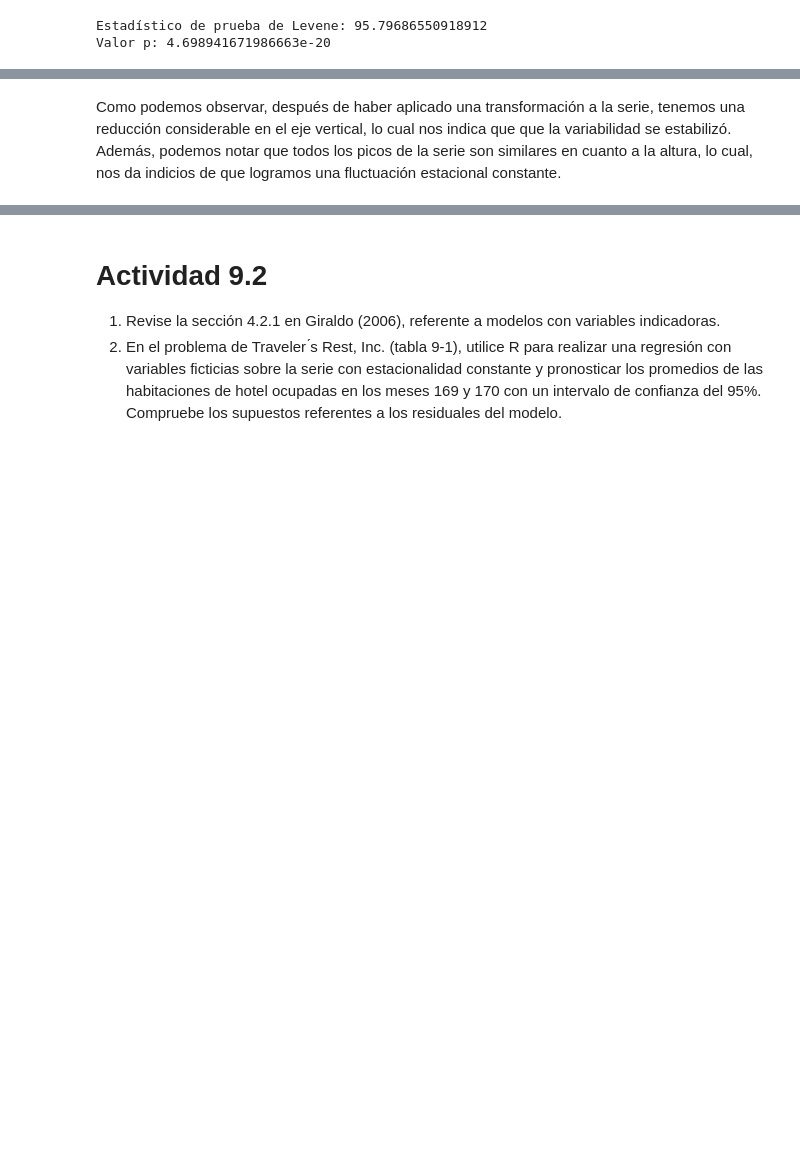
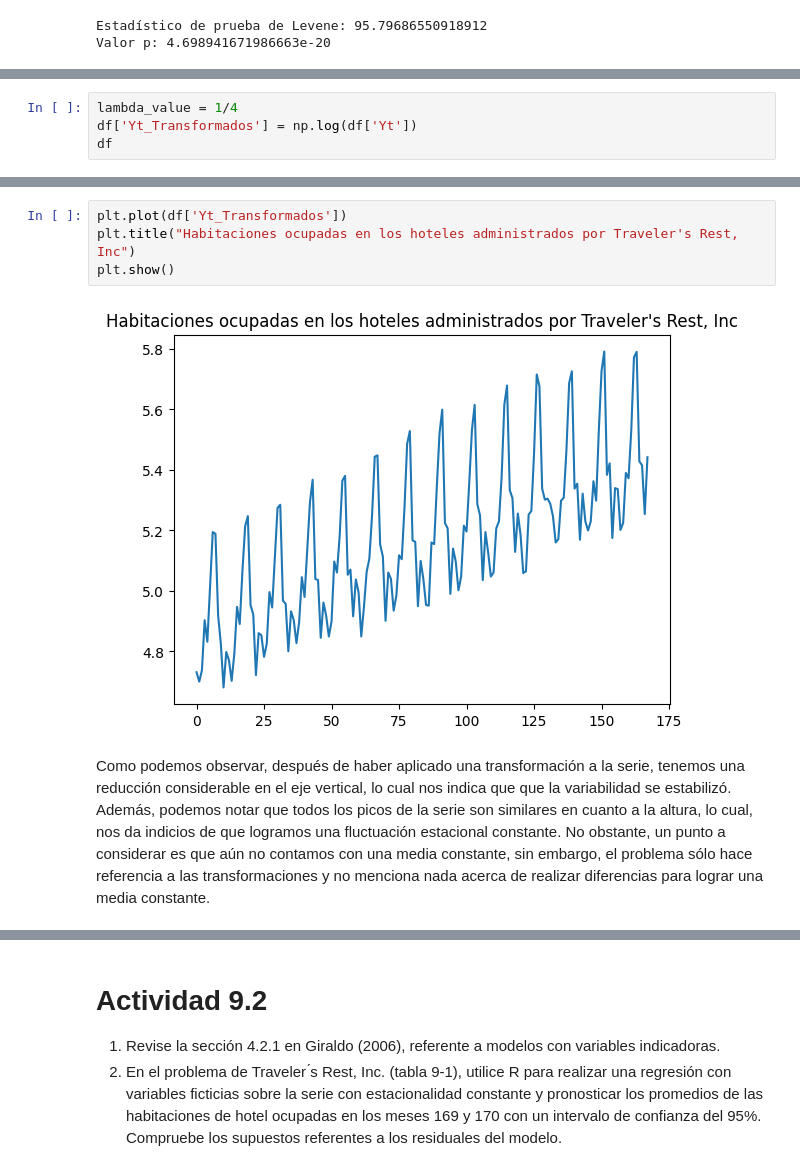
Before and after one commit to maferpy/unidad9, a Jupyter notebook: pronosticos.ipynb, the cells around one changed output, grey strips where cells are left out. Drawn from its saved outputs; the diff is of its cells as text; blank space fills up the shorter version.

```diff
--- a/pronosticos.ipynb
+++ b/pronosticos.ipynb
@@ -121,0 +124,4 @@ Valor de lambda estimado: -0.5212786160037145
+# %%
+lambda_value = 1/4
+df['Yt_Transformados'] = np.log(df['Yt'])
+df
@@ -122,2 +142,9 @@ Valor de lambda estimado: -0.5212786160037145
+# %%
+plt.plot(df['Yt_Transformados'])
+plt.title("Habitaciones ocupadas en los hoteles administrados por Traveler's Rest, Inc")
+plt.show()
+# %% [output]
+[figure, added]
 # %% [markdown]
 Como podemos observar, después de haber aplicado una transformación a la serie, tenemos una reducción considerable en el eje vertical, lo cual nos indica que que la variabilidad se estabilizó. Además, podemos notar que todos los picos de la serie son similares en cuanto a la altura, lo cual, nos da indicios de que logramos una fluctuación estacional constante.
+No obstante, un punto a considerar es que aún no contamos con una media constante, sin embargo, el problema sólo hace referencia a las transformaciones y no menciona nada acerca de realizar diferencias para lograr una media constante.
```
Also changed, not shown: parts of 35 cells of this notebook.
